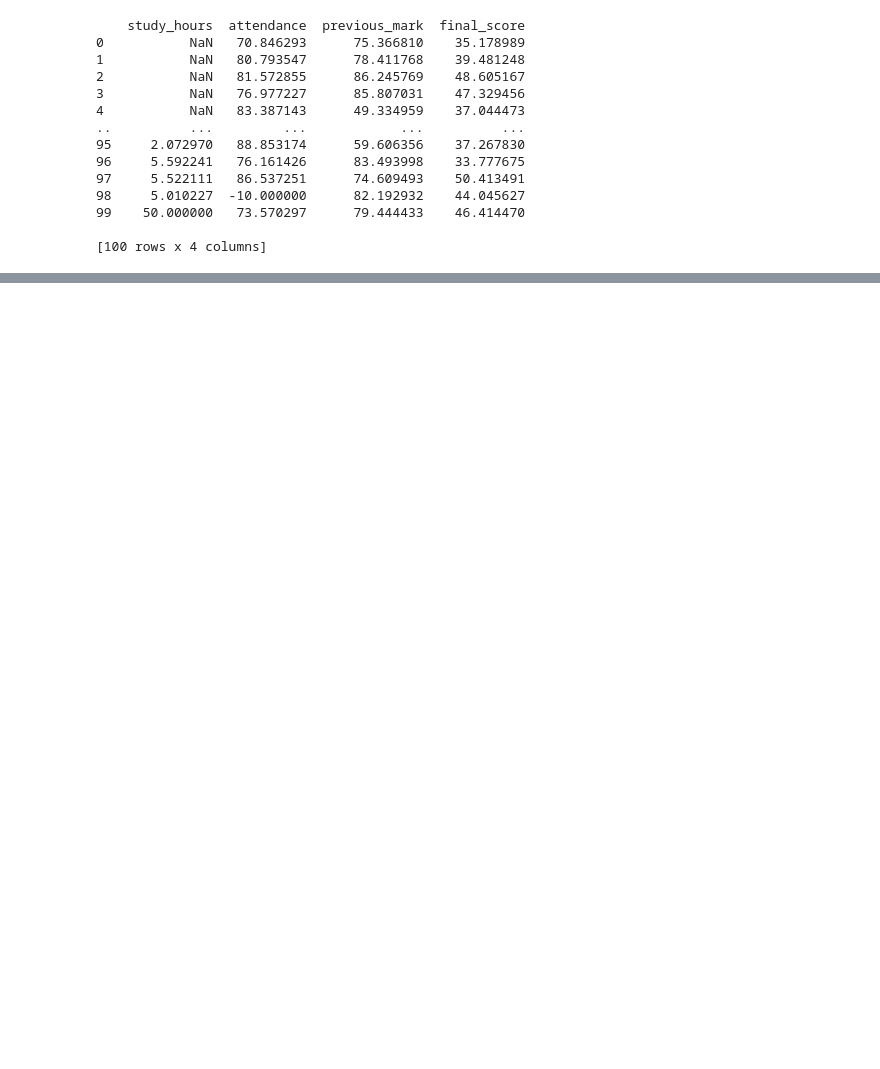
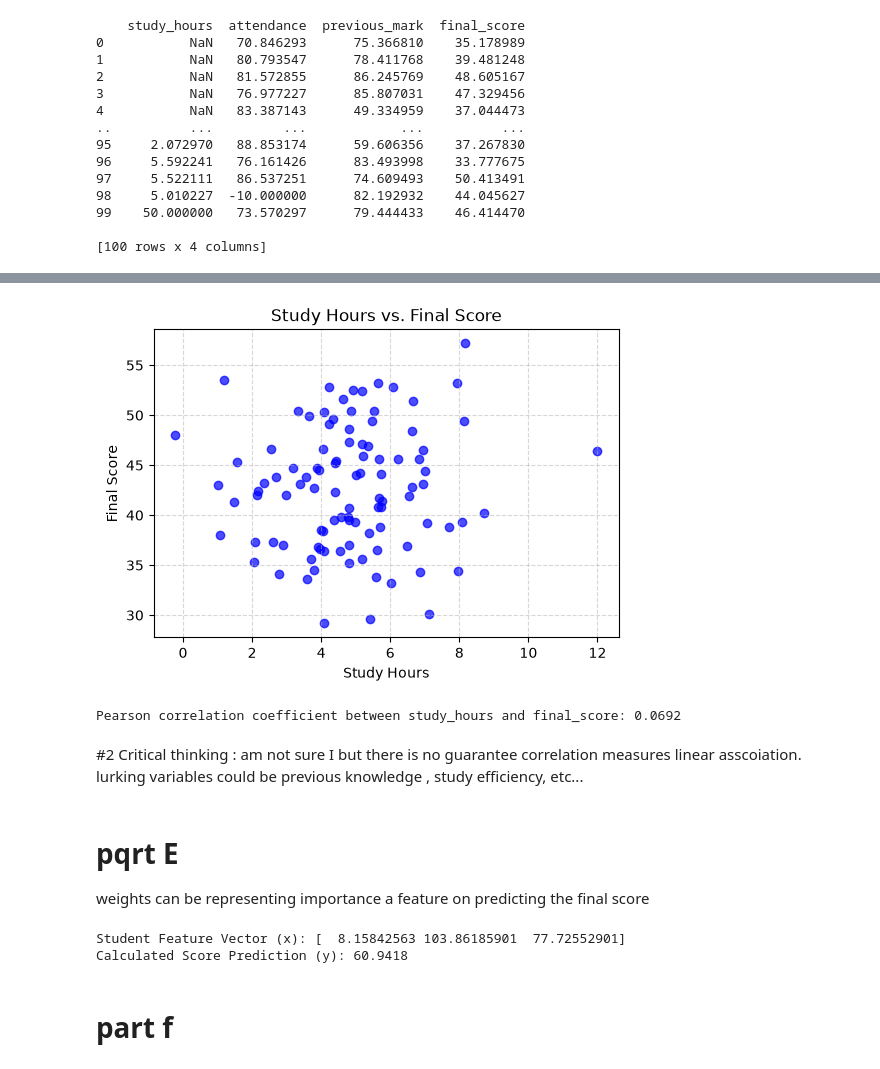
Before and after one commit to oumerjm/ML-LAB1-OUMER-JEMAL, a Jupyter notebook: ML-LAB1-OUMER-JEMAL.ipynb, the cells around one changed output, grey strips where cells are left out. Drawn from its saved outputs; the diff is of its cells as text; code cells hidden in the pictures; blank space fills up the shorter version.

```diff
--- a/ML-LAB1-OUMER-JEMAL.ipynb
+++ b/ML-LAB1-OUMER-JEMAL.ipynb
@@ -41,0 +130,40 @@ print(df)
+# %%
+# the scatter plot of   study_hours vs final_score
+plt.figure(figsize=(6, 4))
+plt.scatter(df['study_hours'], df['final_score'], alpha=0.7, color='blue')
+plt.title('Study Hours vs. Final Score')
+plt.xlabel('Study Hours')
+plt.ylabel('Final Score')
+plt.grid(True, linestyle='--', alpha=0.5)
+plt.show()
+# %% [output]
+[figure, added]
+# %%
+#part D pearson correlation coefficient
+corr = df['study_hours'].corr(df['final_score'])
+print(f"Pearson correlation coefficient between study_hours and final_score: {corr:.4f}")
+# %% [output]
+Pearson correlation coefficient between study_hours and final_score: 0.0692
+# %% [markdown]
+#2 Critical thinking : am not sure I but there is no guarantee correlation measures linear asscoiation. lurking variables could be previous knowledge , study efficiency, etc...
+# %% [markdown]
+# pqrt E
+weights can be representing importance a feature on predicting the final score
+# %%
+# 1. Select one student row  as vector x
+x = df.iloc[6][['study_hours', 'attendance', 'previous_mark']].values
+
+# 2. Define weight vector w and bias b
+w = np.array([0.5, 0.2, 0.4])
+b = 5
+
+# 3. Calculate dot product plus bias using NumPy
+y_pred = np.dot(w, x) + b
+
+print("Student Feature Vector (x):", x)
+print(f"Calculated Score Prediction (y): {y_pred:.4f}")
+# %% [output]
+Student Feature Vector (x): [  8.15842563 103.86185901  77.72552901]
+Calculated Score Prediction (y): 60.9418
+# %% [markdown]
+# part f
```
Also changed, not shown: parts of 7 cells of this notebook.
